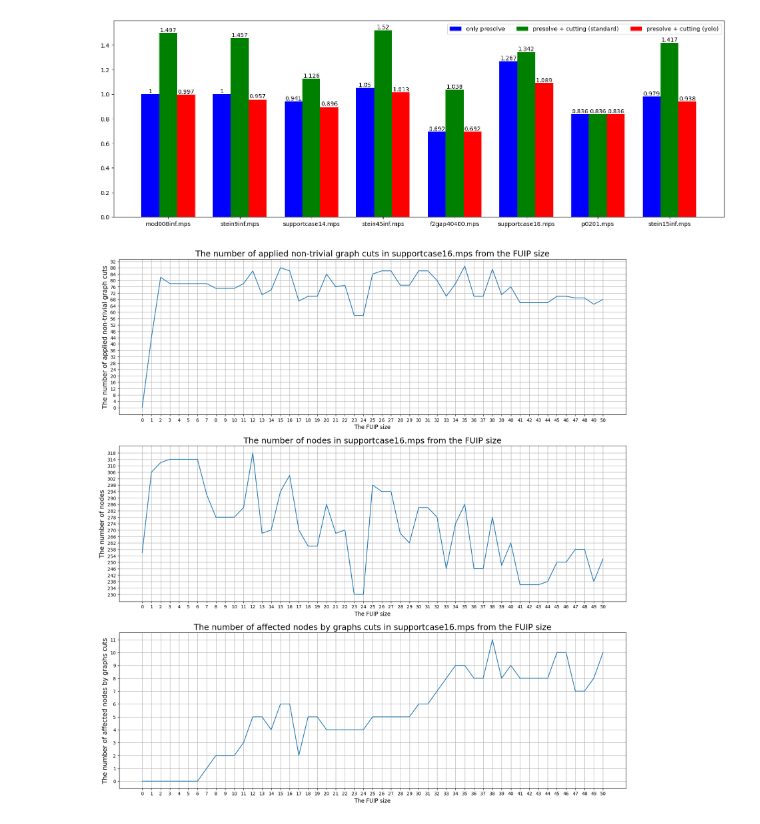
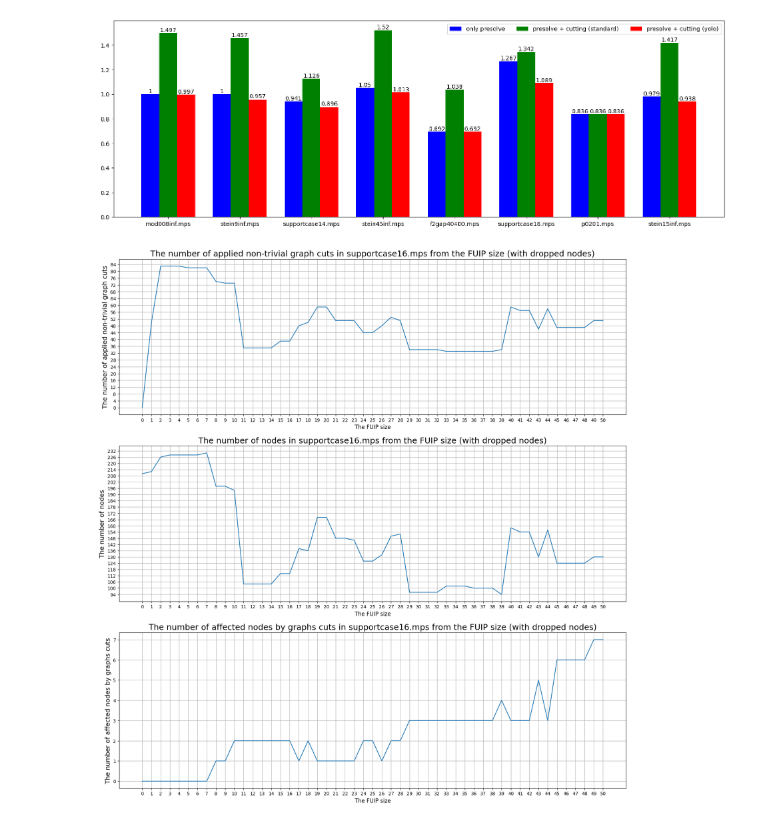
Before and after one commit to Dx-by-Dy/Conflict-analysis, a Jupyter notebook: draw_graph.ipynb, the cells around one changed output. Drawn from its saved outputs; the diff is of its cells as text; code cells hidden in the pictures.

```diff
--- a/draw_graph.ipynb
+++ b/draw_graph.ipynb
@@ -226,7 +226,7 @@ with open("results.txt", "r") as file:
 from tqdm.notebook import trange
 
 name = "supportcase16"
-use_dropped = False
+use_dropped = True
 
 res = []
 for fuip_size in trange(0, 51):
@@ -259,33 +259,33 @@ ax1.set_yticks(list(range(
                     max(map(lambda x: x.number_of_non_trivial_graph_cuts, res)) + 4, 4)))
 ax1.set_title(f"The number of applied non-trivial graph cuts in {name}.mps from the FUIP size{dropped_text}", fontsize=18)
 ax1.set_xlabel("The FUIP size", fontsize=12)
 ax1.set_ylabel("The number of applied non-trivial graph cuts", fontsize=14)
 ax1.grid()
 
 ax2.plot(list(range(len(res))), list(map(lambda x: x.number_of_relaxations, res)))
 ax2.set_xticks(list(range(len(res))), list(range(len(res))))
 ax2.set_yticks(list(range(
                     min(map(lambda x: x.number_of_relaxations, res)),
-                    max(map(lambda x: x.number_of_relaxations, res)) + 4, 4)),
+                    max(map(lambda x: x.number_of_relaxations, res)) + 6, 6)),
                list(range(
                     min(map(lambda x: x.number_of_relaxations, res)),
-                    max(map(lambda x: x.number_of_relaxations, res)) + 4, 4)))
+                    max(map(lambda x: x.number_of_relaxations, res)) + 6, 6)))
 ax2.set_title(f"The number of nodes in {name}.mps from the FUIP size{dropped_text}", fontsize=18)
 ax2.set_xlabel("The FUIP size", fontsize=12)
 ax2.set_ylabel("The number of nodes", fontsize=14)
 ax2.grid()
 
 ax3.plot(list(range(len(res))), list(map(lambda x: x.number_of_objective_changes, res)))
 ax3.set_xticks(list(range(len(res))), list(range(len(res))))
 ax3.set_yticks(list(range(
                     min(map(lambda x: x.number_of_objective_changes, res)),
                     max(map(lambda x: x.number_of_objective_changes, res)) + 1)),
                list(range(
                     min(map(lambda x: x.number_of_objective_changes, res)),
                     max(map(lambda x: x.number_of_objective_changes, res)) + 1)))
 ax3.set_title(f"The number of affected nodes by graphs cuts in {name}.mps from the FUIP size{dropped_text}", fontsize=18)
 ax3.set_xlabel("The FUIP size", fontsize=12)
 ax3.set_ylabel("The number of affected nodes by graphs cuts", fontsize=14)
 ax3.grid()
 # %% [output]
-[figure, old version]
+[figure, new version]
```
Also changed, not shown: 3 other files.
